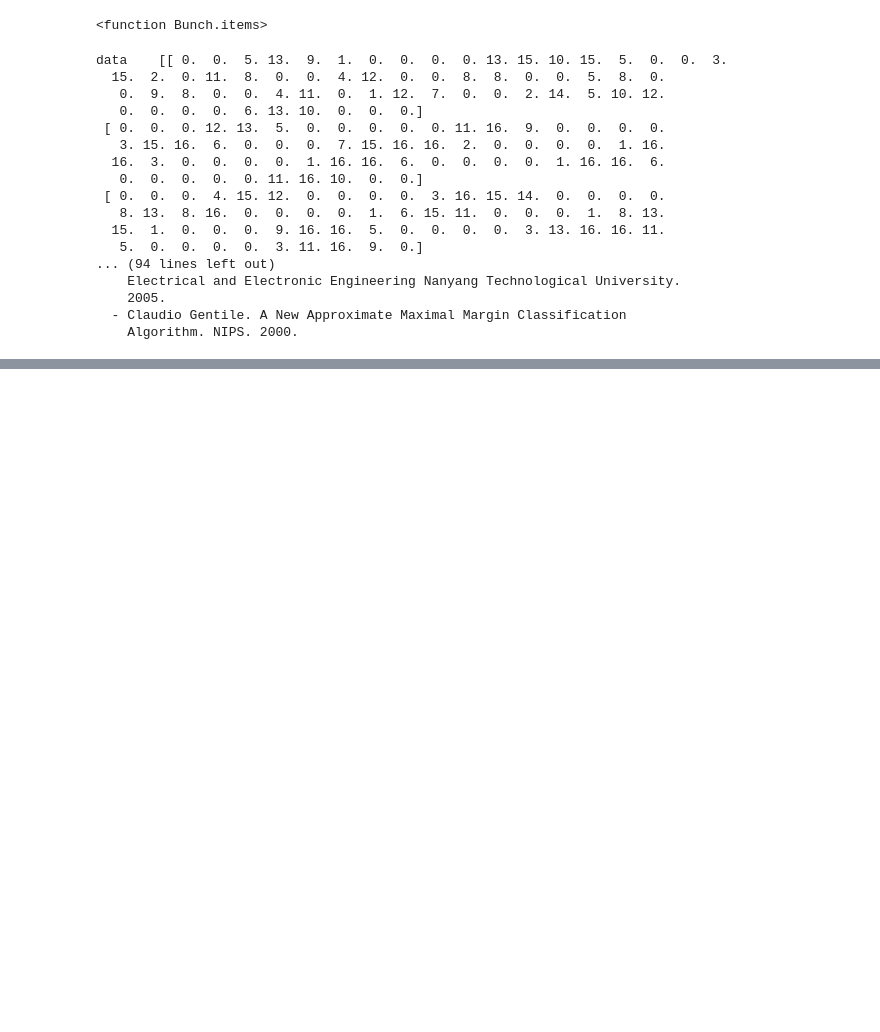
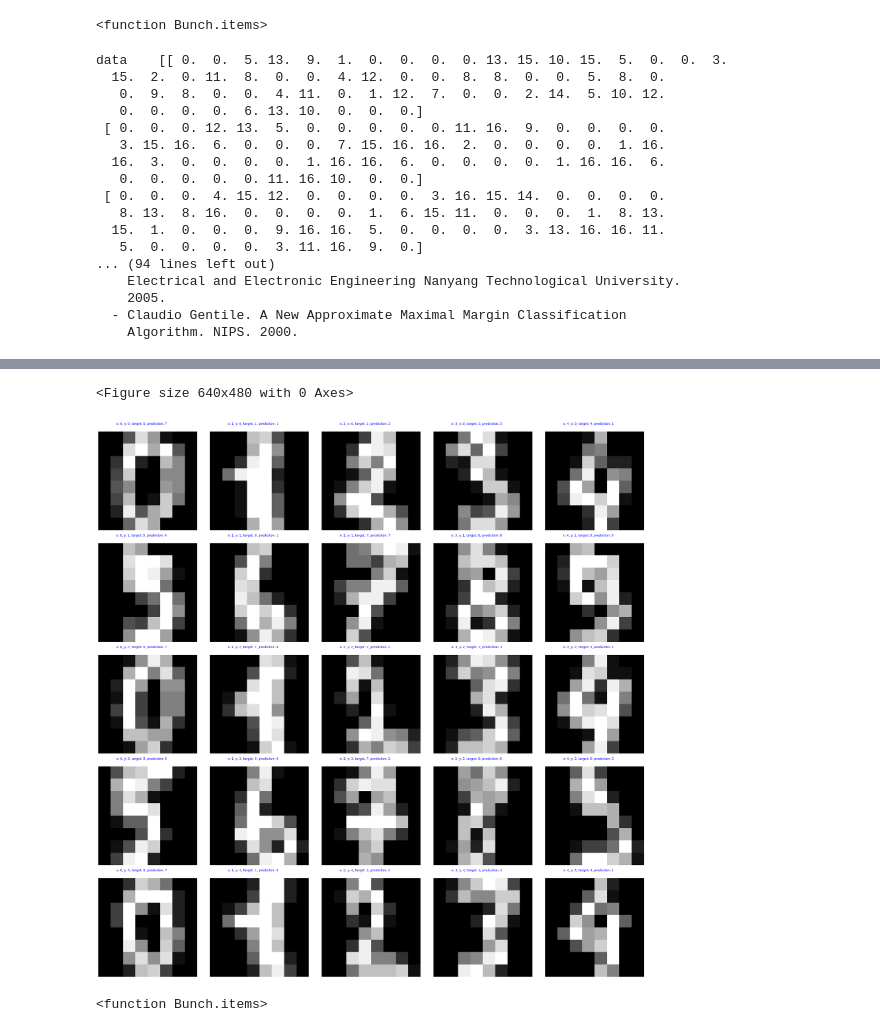
Before and after one commit to markiroberts/gogglecolab01, a Jupyter notebook: 02Classification.ipynb, the cells around one changed output, grey strips where cells are left out. Saved outputs shown, nothing was run; the diff lists cells and outputs as text; code cells hidden in the pictures; blank space fills up the shorter version.

```diff
--- a/02Classification.ipynb
+++ b/02Classification.ipynb
@@ -158,19 +158,17 @@ for y in range(len(digits.target)):
 
 # Create training set
 train_split = int(0.8 * len(digits.data))
+X_all, y_all = digits.data, targets
 X_train, y_train = digits.data[:train_split], targets[:train_split]
 X_test, y_test   = digits.data[train_split:], targets[train_split:]
 
 X_train = torch.tensor(X_train, dtype=torch.float32).to(device)
 y_train = torch.tensor(y_train, dtype=torch.float32).to(device)
+X_all   = torch.tensor(X_all,   dtype=torch.float32).to(device)
+
 X_test = torch.tensor(X_test, dtype=torch.float32).to(device)
 y_test = torch.tensor(y_test, dtype=torch.float32).to(device)
-
-#print (X_train[0], y_train[0])
-print(f"X_train[0].size: {X_train[0].size} \tX_train length {len(X_train)}")
-print(f"y_train[0].size: {y_train[0].size} \ty_train length {len(y_train)}")
-print(f"X_test[0].size: {X_test[0].size} \tX_train length {len(X_test)}")
-print(f"y_test[0].size: {y_test[0].size} \ty_train length {len(y_test)}")
+y_all  = torch.tensor(y_all,  dtype=torch.float32).to(device)
 
 class identifyDigit(nn.Module):
     def __init__(self):
@@ -179,12 +177,8 @@ class identifyDigit(nn.Module):
         self.layer_2 = nn.Linear(in_features = 4,  out_features= 10)
 
     def forward(self, x):
-      return(self.layer_2(self.layer_1(x)))
-#        out = self.linear(x)
-#        weight = self.state_dict().get("linear.weight")
-#        bias   = self.state_dict().get("linear.bias")
-#        print(f"Linear weight: {weight}")
-#        out = x * weight + bias
-#        return out
+      l1 = self.layer_1(x)
+      l2 = self.layer_2(l1)
+      return (l2)
 # %% [output]
 Device: cuda
@@ -252,0 +249,59 @@ loss_list[:4]
+# %%
+def digitText(output):
+  max_output = -9999
+  max_output_dig = None
+
+  for dig in range(10):
+    if output[dig] > max_output:
+      max_output = output[dig]
+      max_output_dig = dig
+
+  return(max_output_dig)
+
+
+
+from sklearn.datasets import load_digits
+
+#digits = load_digits()
+import matplotlib.pyplot as plt
+plt.close('all')
+plt.gray()
+plt.tight_layout(pad=None, h_pad=None, w_pad=None, rect=None)
+label_right = 3.0
+label_top = -1.0
+
+max_width = 5
+max_height = 5
+max_count = max_width * max_height
+
+fig, axs = plt.subplots(max_height,max_width,figsize=(5 * max_width, 5 * max_height))
+fig.tight_layout()
+
+with torch.no_grad():
+  for digit in range(max_count):
+    x = digit % max_width
+    y = int(digit / max_width)
+    axs[y,x].matshow(digits.images[digit])
+    input = torch.tensor(digits.data[digit], dtype=torch.float32).to(device)
+    output = identifyDigit_model02(input)
+    prediciton = digitText(output)
+  #  output_test_text = digitText(output_test)
+
+    title_string = f"x: {x}, y: {y}, target: {digits.target[digit]}, prediciton: {prediciton}"
+    axs[y,x].text(
+          label_right, label_top,
+          title_string,
+          c="blue",
+          horizontalalignment='center',
+          verticalalignment='bottom')
+
+    axs[y,x].set_xlabel(None)
+    axs[y,x].set_ylabel(None)
+    axs[y,x].set_axis_off()
+
+plt.show()
+digits.items
+# %% [output]
+<Figure size 640x480 with 0 Axes>
+[figure, added]
+<function Bunch.items>
```
Also changed, not shown: parts of 4 cells of this notebook.
